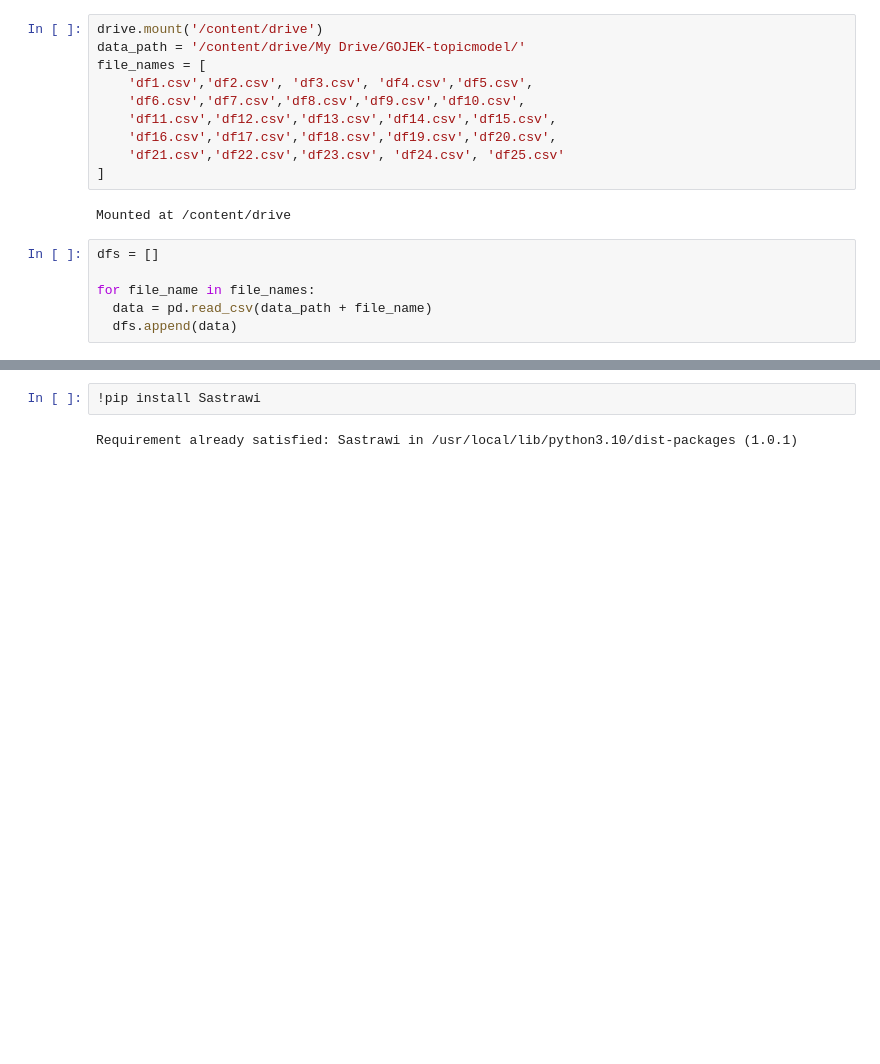
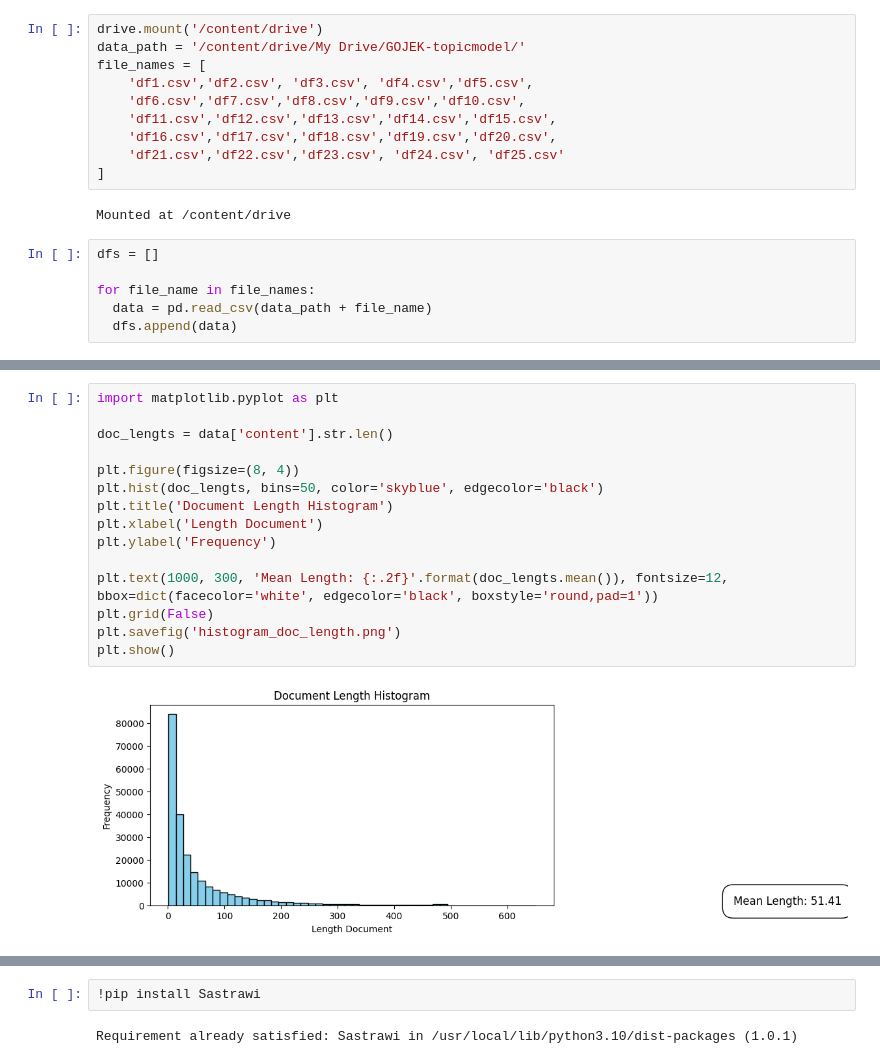
Before and after one commit to alimahatma/AI-Praktikum, a Jupyter notebook: Untitled0.ipynb, the cells around one changed output, grey strips where cells are left out. Cells and saved outputs as stored; diff of their text form; blank space fills up the shorter version.

Commit message:
preprocessing data after chunk in file

```diff
--- a/Untitled0.ipynb
+++ b/Untitled0.ipynb
@@ -38,3 +38,20 @@ data.sample(10)
 | 73884 | Akun 1 | Gw laper gojek gangguan server mulu | 0.998167 | 2022-11-25 17:46:10 | 4.56.1 | Translated(src=id, dest=en, text=... | NEGATIVE | [{'label': 'NEGATIVE', 'score': 0... |
 | 199439 | Aira Aira | Mudah2n bsa lebih memperhatikan p... | 0.987494 | 2021-11-10 12:45:54 | 4.31.1 | Translated(src=id, dest=en, text=... | NEGATIVE | [{'label': 'NEGATIVE', 'score': 0... |
 | 20881 | Saniman nugraha | Agar gojeg lebih dikenal oleh mas... | 0.992549 | 2023-10-01 10:43:41 | 4.75.1 | Translated(src=id, dest=en, text=... | NEGATIVE | [{'label': 'NEGATIVE', 'score': 0... |
+# %%
+import matplotlib.pyplot as plt
+
+doc_lengts = data['content'].str.len()
+
+plt.figure(figsize=(8, 4))
+plt.hist(doc_lengts, bins=50, color='skyblue', edgecolor='black')
+plt.title('Document Length Histogram')
+plt.xlabel('Length Document')
+plt.ylabel('Frequency')
+
+plt.text(1000, 300, 'Mean Length: {:.2f}'.format(doc_lengts.mean()), fontsize=12, bbox=dict(facecolor='white', edgecolor='black', boxstyle='round,pad=1'))
+plt.grid(False)
+plt.savefig('histogram_doc_length.png')
+plt.show()
+# %% [output]
+[figure, added]
```
Also changed, not shown: parts of 1 cell of this notebook.
